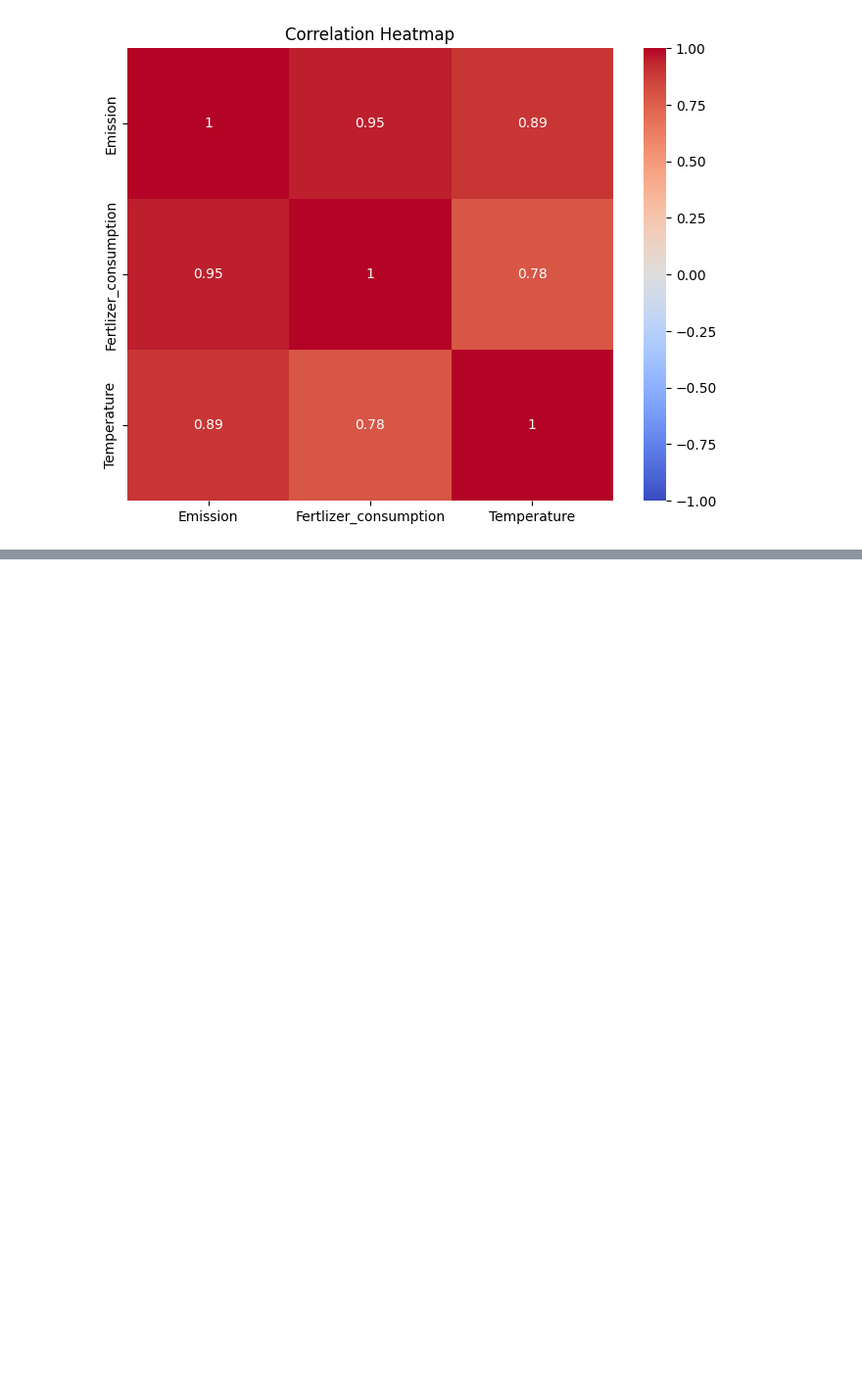
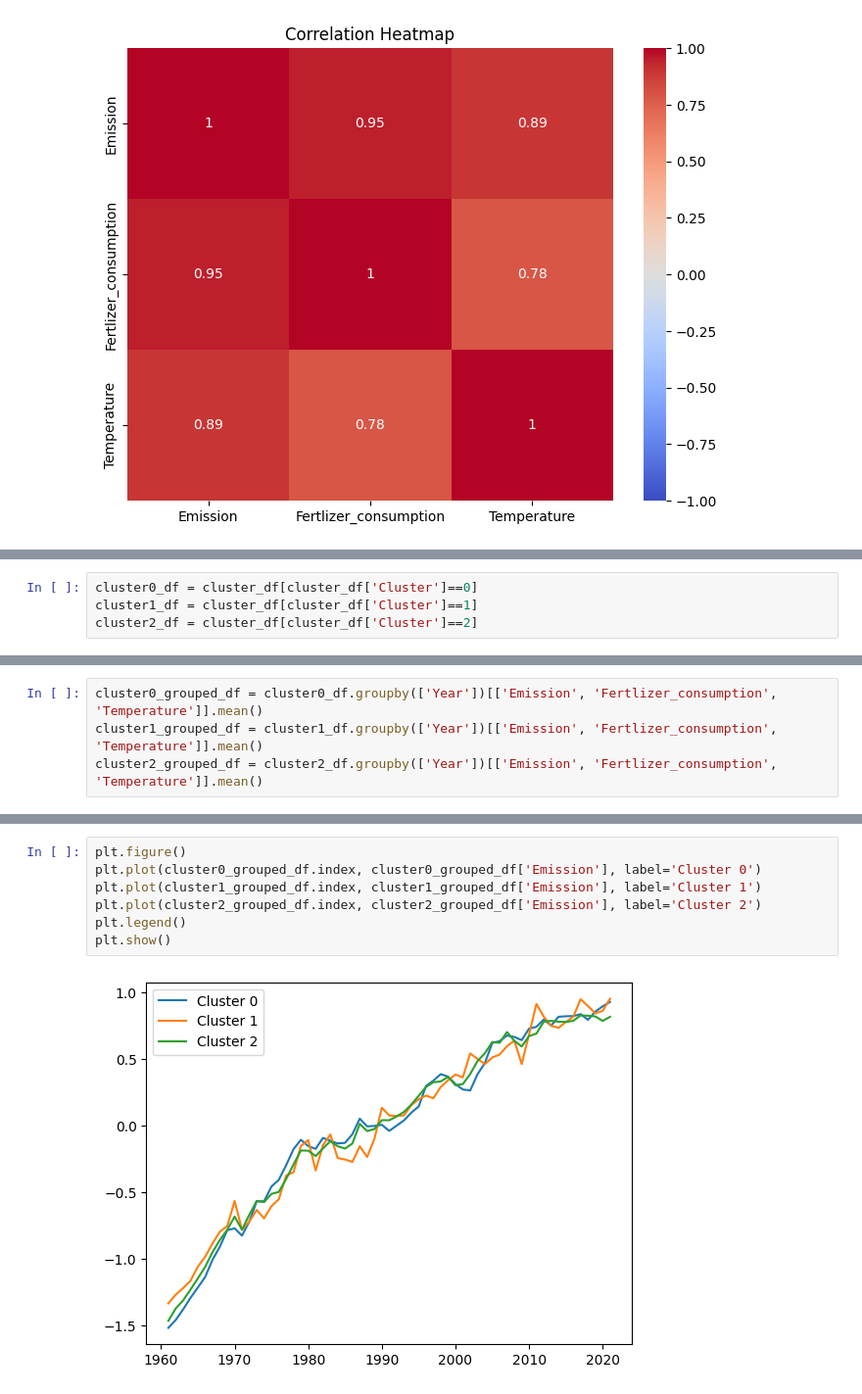
Before and after one commit to MuhammedThariq/Data-Science-Final-Project, a Jupyter notebook: Exploratory_data_analysis.ipynb, the cells around one changed output, grey strips where cells are left out. Shown at 98% size. Saved outputs shown, nothing was run; the diff lists cells and outputs as text; blank space fills up the shorter version.

```diff
--- a/Exploratory_data_analysis.ipynb
+++ b/Exploratory_data_analysis.ipynb
@@ -104,0 +299,4 @@ plt.show()
+# %%
+cluster0_df = cluster_df[cluster_df['Cluster']==0]
+cluster1_df = cluster_df[cluster_df['Cluster']==1]
+cluster2_df = cluster_df[cluster_df['Cluster']==2]
@@ -104,0 +313,4 @@ plt.show()
+# %%
+cluster0_grouped_df = cluster0_df.groupby(['Year'])[['Emission', 'Fertlizer_consumption', 'Temperature']].mean()
+cluster1_grouped_df = cluster1_df.groupby(['Year'])[['Emission', 'Fertlizer_consumption', 'Temperature']].mean()
+cluster2_grouped_df = cluster2_df.groupby(['Year'])[['Emission', 'Fertlizer_consumption', 'Temperature']].mean()
@@ -104,0 +335,9 @@ plt.show()
+# %%
+plt.figure()
+plt.plot(cluster0_grouped_df.index, cluster0_grouped_df['Emission'], label='Cluster 0')
+plt.plot(cluster1_grouped_df.index, cluster1_grouped_df['Emission'], label='Cluster 1')
+plt.plot(cluster2_grouped_df.index, cluster2_grouped_df['Emission'], label='Cluster 2')
+plt.legend()
+plt.show()
+# %% [output]
+[figure, added]
```
Also changed, not shown: parts of 28 cells of this notebook.
